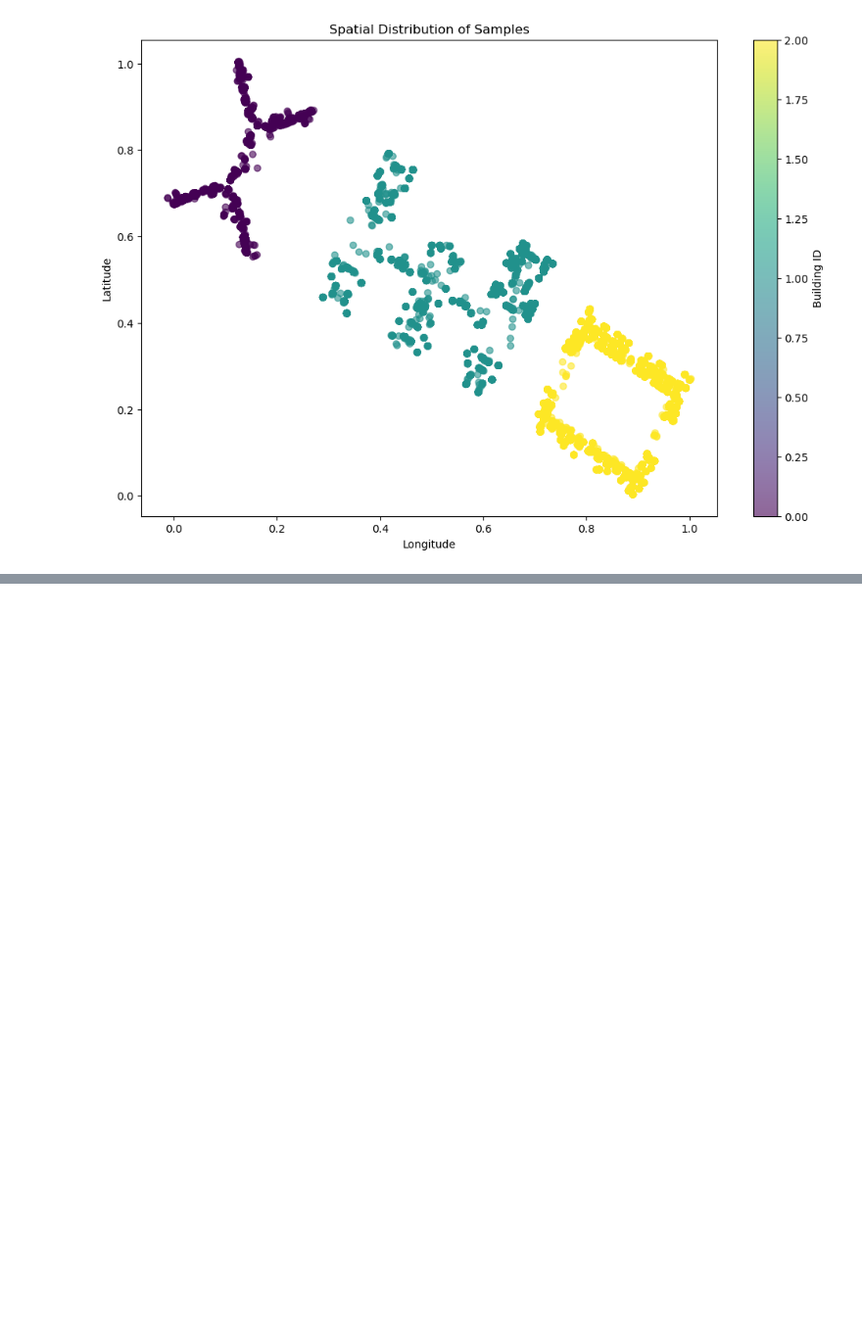
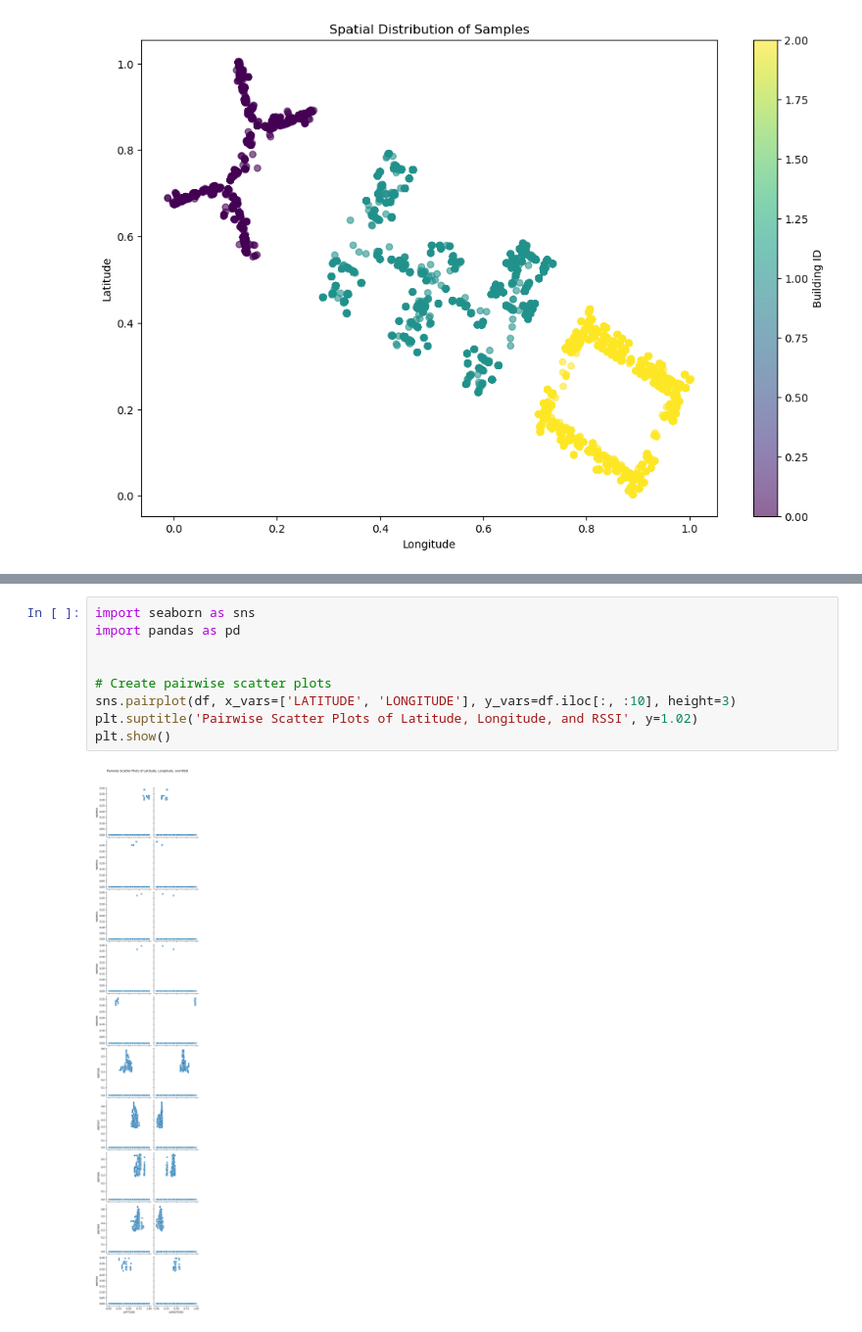
Before and after one commit to SaraAlameen82/MLProject, a Jupyter notebook: ML_project.ipynb, the cells around one changed output, grey strips where cells are left out. Shown at 98% size. Saved outputs shown, nothing was run; the diff lists cells and outputs as text; blank space fills up the shorter version.

```diff
--- a/ML_project.ipynb
+++ b/ML_project.ipynb
@@ -363,0 +388,11 @@ plt.show()
+# %%
+import seaborn as sns
+import pandas as pd
+
+
+# Create pairwise scatter plots
+sns.pairplot(df, x_vars=['LATITUDE', 'LONGITUDE'], y_vars=df.iloc[:, :10], height=3)
+plt.suptitle('Pairwise Scatter Plots of Latitude, Longitude, and RSSI', y=1.02)
+plt.show()
+# %% [output]
+[figure, added]
```
Also changed, not shown: parts of 4 cells of this notebook.
